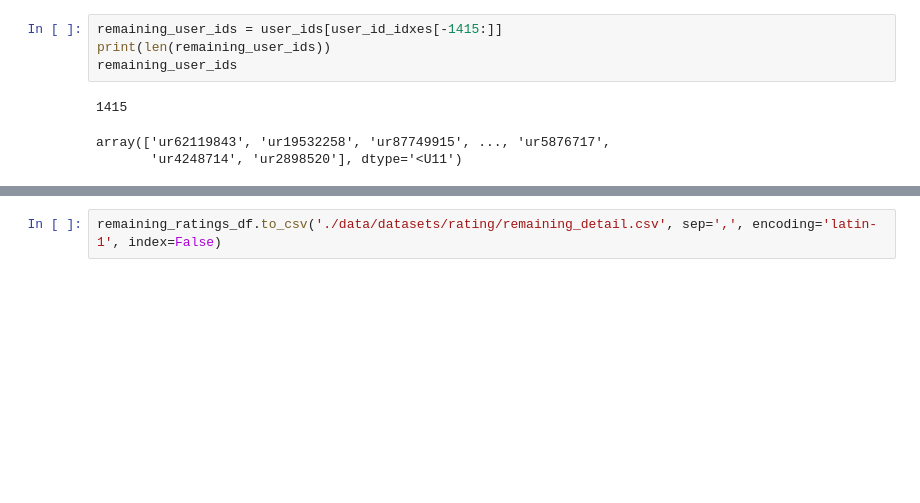
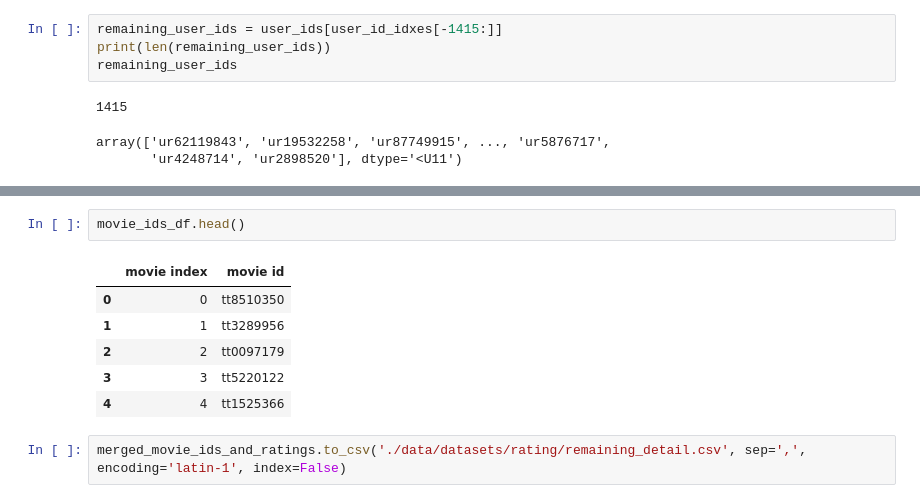
Before and after one commit to JJLEE-20194099/imdb, a Jupyter notebook: eliminating_users_little_interactions.ipynb, the cells around one changed output, grey strips where cells are left out. Saved outputs shown, nothing was run; the diff lists cells and outputs as text; blank space fills up the shorter version.

```diff
--- a/eliminating_users_little_interactions.ipynb
+++ b/eliminating_users_little_interactions.ipynb
@@ -148,2 +236,11 @@ remaining_ratings_df
+# %%
+movie_ids_df.head()
+# %% [output]
+|  | movie index | movie id |
+| 0 | 0 | tt8510350 |
+| 1 | 1 | tt3289956 |
+| 2 | 2 | tt0097179 |
+| 3 | 3 | tt5220122 |
+| 4 | 4 | tt1525366 |
 # %%
-remaining_ratings_df.to_csv('./data/datasets/rating/remaining_detail.csv', sep=',', encoding='latin-1', index=False)
+merged_movie_ids_and_ratings.to_csv('./data/datasets/rating/remaining_detail.csv', sep=',', encoding='latin-1', index=False)
```
Also changed, not shown: parts of 16 cells of this notebook.
